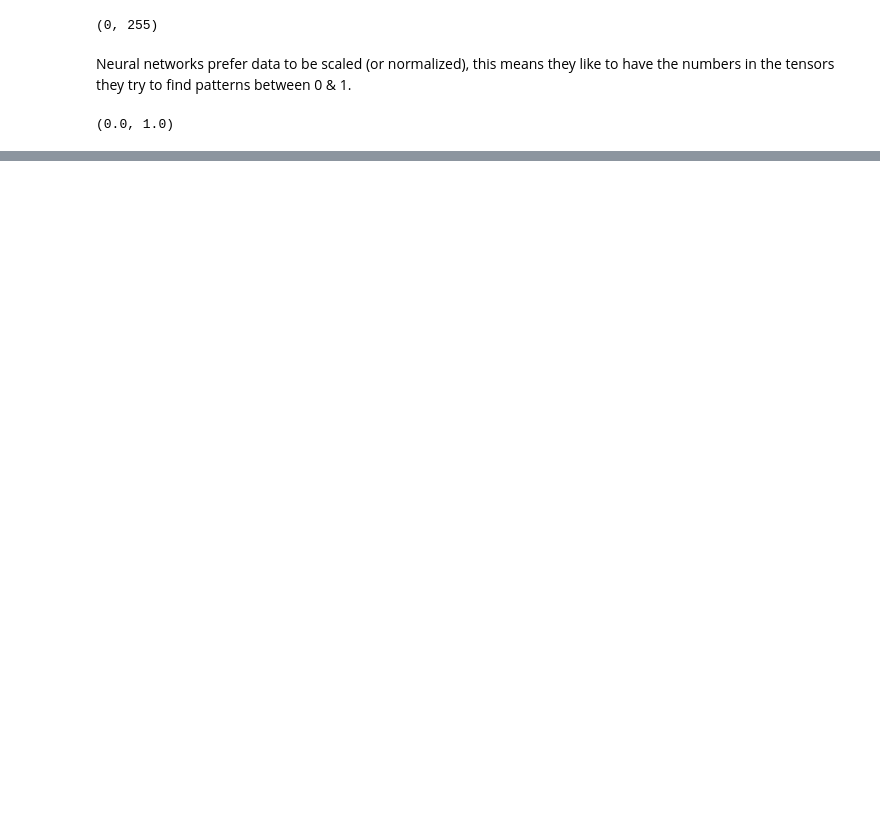
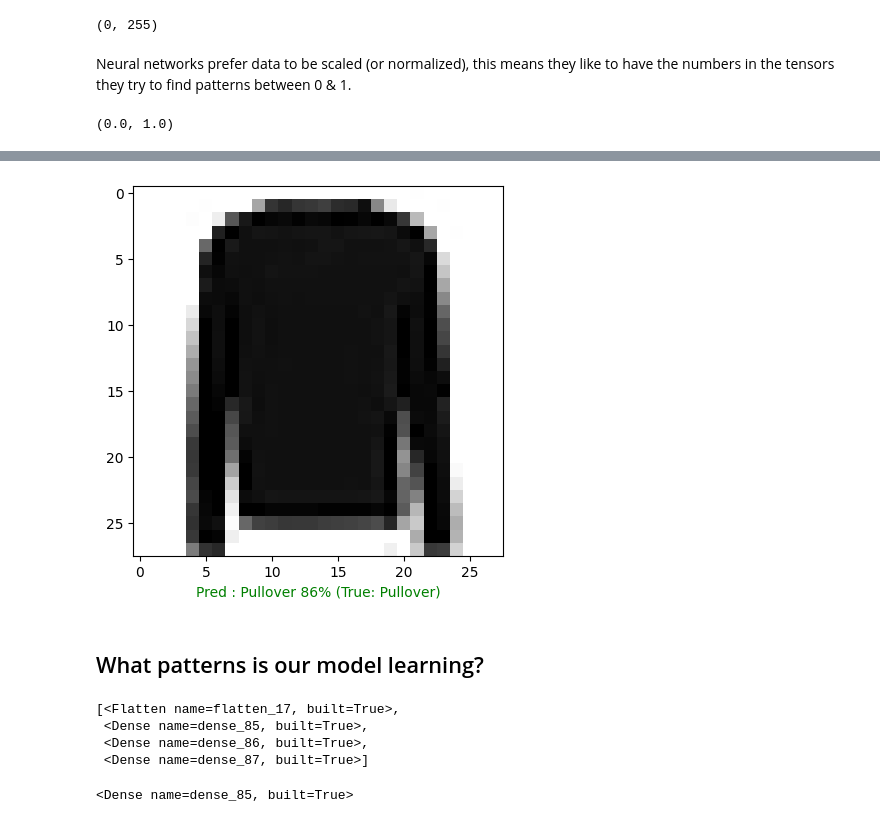
Before and after one commit to theTURYA/deep-learning, a Jupyter notebook: 02_neural_network_classification_with_tensorflow.ipynb, the cells around one changed output, grey strips where cells are left out. Drawn from its saved outputs; the diff is of its cells as text; code cells hidden in the pictures; blank space fills up the shorter version.

```diff
--- a/02_neural_network_classification_with_tensorflow.ipynb
+++ b/02_neural_network_classification_with_tensorflow.ipynb
@@ -1389,0 +1732,34 @@ train_data_norm.min(), train_data_norm.max()
+# %%
+import random
+def plot_random_image(model, images, true_labels, classes):
+  """
+  Picks a random image, plots it and labels it with a prediction and truth label.
+  """
+
+  # Set up random image
+  i = random.randint(0, len(images))
+
+  # Create predictions and targets
+  target_image = images[i]
+  pred_probs = model.predict(target_image.reshape(1,28,28))
+  pred_label = classes[pred_probs.argmax()]
+  true_label = classes[true_labels[i]]
+
+  # Plot the image
+  plt.imshow(target_image, cmap=plt.cm.binary)
+
+  # Chang the color of the titkes depending on if theprediction is right or wrong
+  if pred_label == true_label:
+    color = 'green'
+  else:
+    color = 'red'
+
+  # Add xlabel information (prediction/true label)
+  plt.xlabel("Pred : {} {:2.0f}% (True: {})".format(pred_label, 100*tf.reduce_max(pred_probs), true_label),
+             color=color) # set the color to green or red based on if prediction is right or wrong
+# %%
+plot_random_image(model=model_14,
+                  images = test_data_norm,
+                  true_labels = test_labels,
+                  classes = class_names)
+# %% [output]
@@ -1389,0 +1767,16 @@ train_data_norm.min(), train_data_norm.max()
+[figure, added]
+# %% [markdown]
+## What patterns is our model learning?
+# %%
+# Find the layers of our most recent model
+model_14.layers
+# %% [output]
+[<Flatten name=flatten_17, built=True>,
+ <Dense name=dense_85, built=True>,
+ <Dense name=dense_86, built=True>,
+ <Dense name=dense_87, built=True>]
+# %%
+# Extract a particular layer
+model_14.layers[1]
+# %% [output]
+<Dense name=dense_85, built=True>
```
Also changed, not shown: parts of 72 cells of this notebook.
